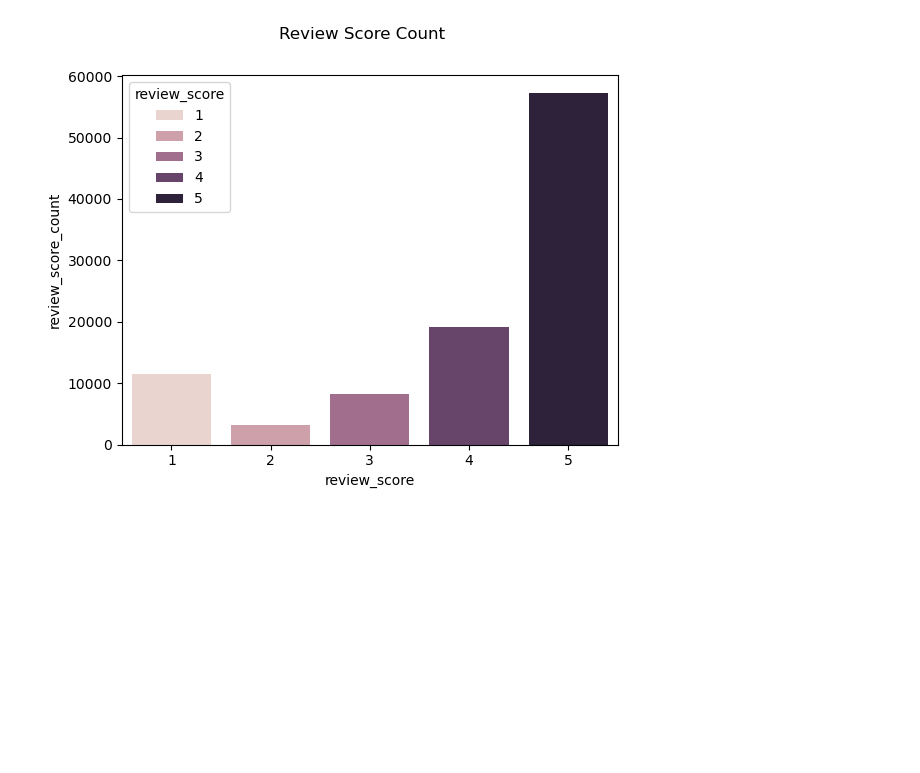
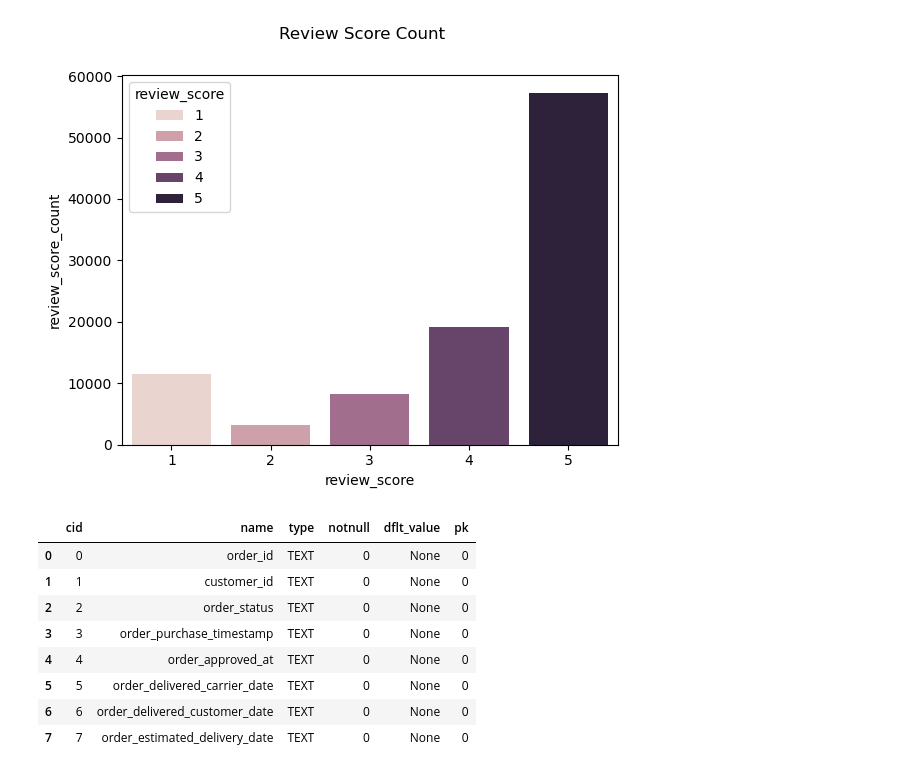
Before and after one commit to taaesu/olist_sql_python_analysis, a Jupyter notebook: olist_analysis.ipynb, the cells around one changed output. Saved outputs shown, nothing was run; the diff lists cells and outputs as text; code cells hidden in the pictures; blank space fills up the shorter version.

```diff
--- a/olist_analysis.ipynb
+++ b/olist_analysis.ipynb
@@ -99,3 +99,15 @@ fig = plt.gcf()
 fig.suptitle('Review Score Count');
 # %% [output]
 [figure]
+# %%
+pd.read_sql("PRAGMA table_info(orders);", conn)
+# %% [output]
+|  | cid | name | type | notnull | dflt_value | pk |
+| 0 | 0 | order_id | TEXT | 0 | None | 0 |
+| 1 | 1 | customer_id | TEXT | 0 | None | 0 |
+| 2 | 2 | order_status | TEXT | 0 | None | 0 |
+| 3 | 3 | order_purchase_timestamp | TEXT | 0 | None | 0 |
+| 4 | 4 | order_approved_at | TEXT | 0 | None | 0 |
+| 5 | 5 | order_delivered_carrier_date | TEXT | 0 | None | 0 |
+| 6 | 6 | order_delivered_customer_date | TEXT | 0 | None | 0 |
+| 7 | 7 | order_estimated_delivery_date | TEXT | 0 | None | 0 |
```
Also changed, not shown: parts of 3 cells of this notebook.
